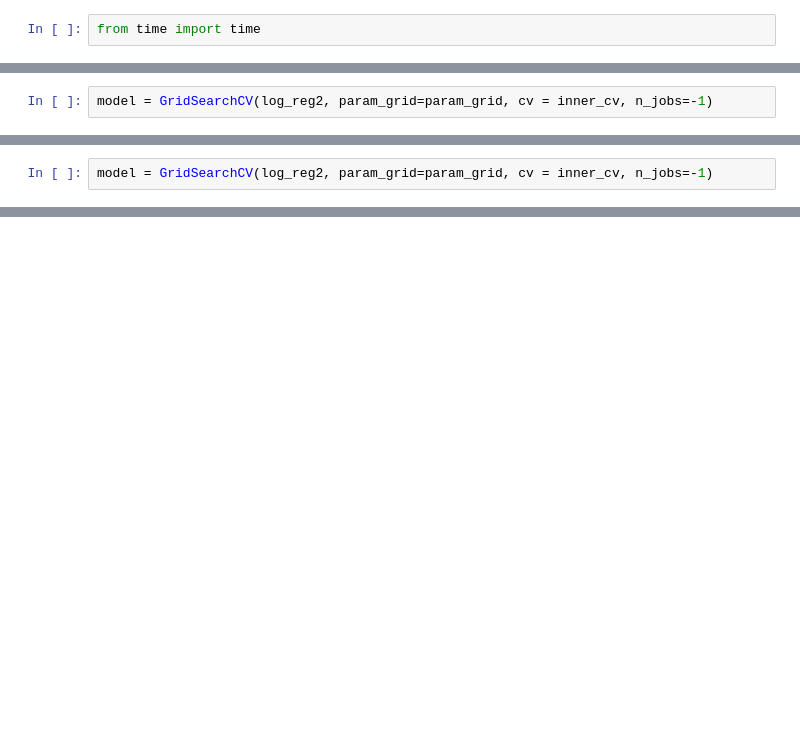
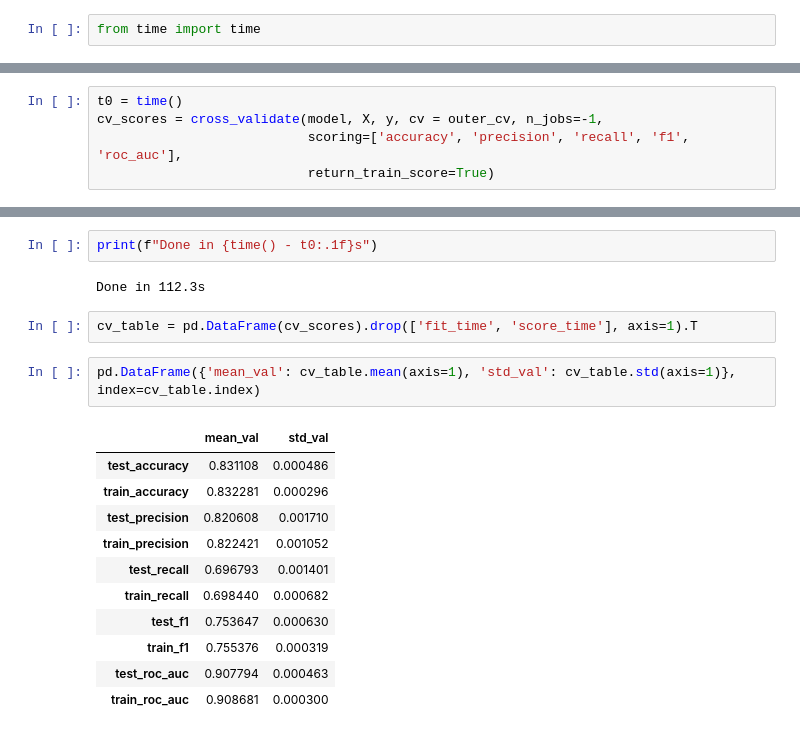
Before and after one commit to ulivanlrn/DS-project, a Jupyter notebook: hotel_booking.ipynb, the cells around one changed output, grey strips where cells are left out. Cells and saved outputs as stored; diff of their text form; blank space fills up the shorter version.

```diff
--- a/hotel_booking.ipynb
+++ b/hotel_booking.ipynb
@@ -1508,2 +1472,0 @@ param_grid = {'model__penalty': [None]}
-# %%
-model = GridSearchCV(log_reg2, param_grid=param_grid, cv = inner_cv, n_jobs=-1)
@@ -1545,2 +1472,0 @@ param_grid = {'model__solver': ['saga'],
-# %%
-model = GridSearchCV(log_reg2, param_grid=param_grid, cv = inner_cv, n_jobs=-1)
@@ -1559,0 +1473,5 @@ We have got mean accuracy of 0.831 with std 0.00054 on the validation set
+# %%
+t0 = time()
+cv_scores = cross_validate(model, X, y, cv = outer_cv, n_jobs=-1,
+                           scoring=['accuracy', 'precision', 'recall', 'f1', 'roc_auc'],
+                           return_train_score=True)
@@ -1559,0 +1496,20 @@ We have got mean accuracy of 0.831 with std 0.00054 on the validation set
+# %%
+print(f"Done in {time() - t0:.1f}s")
+# %% [output]
+Done in 112.3s
+# %%
+cv_table = pd.DataFrame(cv_scores).drop(['fit_time', 'score_time'], axis=1).T
+# %%
+pd.DataFrame({'mean_val': cv_table.mean(axis=1), 'std_val': cv_table.std(axis=1)}, index=cv_table.index)
+# %% [output]
+|  | mean_val | std_val |
+| test_accuracy | 0.831108 | 0.000486 |
+| train_accuracy | 0.832281 | 0.000296 |
+| test_precision | 0.820608 | 0.001710 |
+| train_precision | 0.822421 | 0.001052 |
+| test_recall | 0.696793 | 0.001401 |
+| train_recall | 0.698440 | 0.000682 |
+| test_f1 | 0.753647 | 0.000630 |
+| train_f1 | 0.755376 | 0.000319 |
+| test_roc_auc | 0.907794 | 0.000463 |
+| train_roc_auc | 0.908681 | 0.000300 |
```
Also changed, not shown: parts of 18 cells of this notebook.
